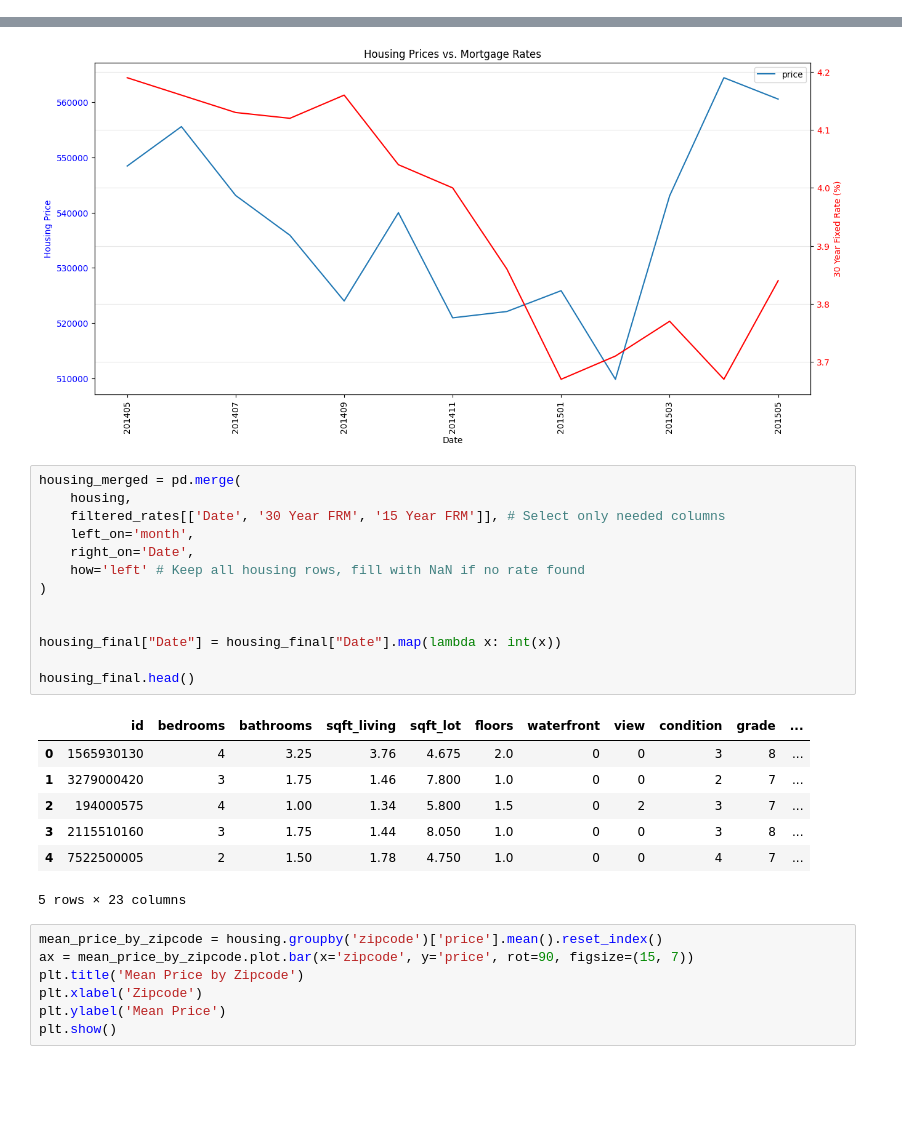
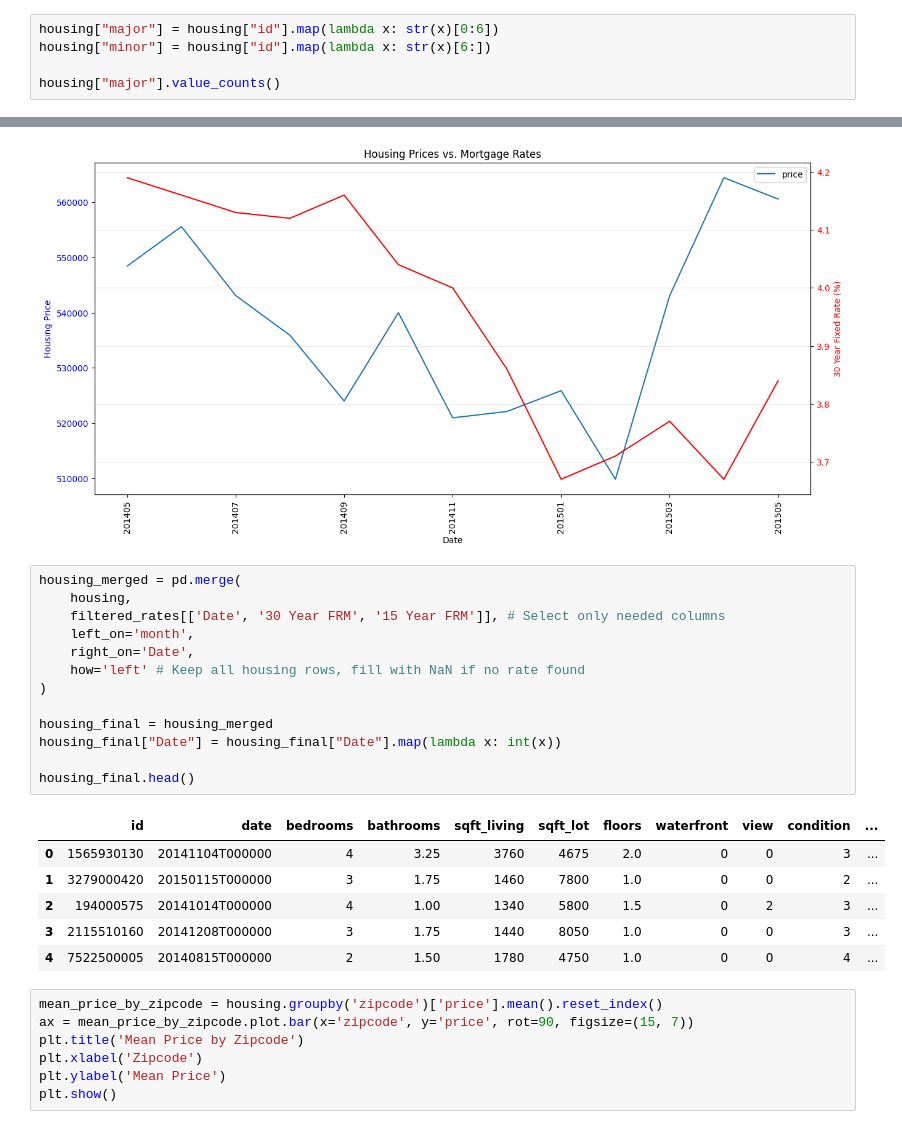
Before and after one commit to SheldonFrank/copilot-codespaces-vscode, a Jupyter notebook: notebooks/starter_housing.ipynb, the cells around one changed output, grey strips where cells are left out. Drawn from its saved outputs; the diff is of its cells as text; blank space fills up the shorter version.

```diff
--- a/notebooks/starter_housing.ipynb
+++ b/notebooks/starter_housing.ipynb
@@ -9,0 +27,5 @@ housing = pd.read_csv('https://raw.githubusercontent.com/byui-cse/cse450-course/
+# %%
+housing["major"] = housing["id"].map(lambda x: str(x)[0:6])
+housing["minor"] = housing["id"].map(lambda x: str(x)[6:])
+
+housing["major"].value_counts()
@@ -59,24 +99,23 @@ plt.show()
 # %%
 housing_merged = pd.merge(
     housing,
     filtered_rates[['Date', '30 Year FRM', '15 Year FRM']], # Select only needed columns
     left_on='month',
     right_on='Date',
     how='left' # Keep all housing rows, fill with NaN if no rate found
 )
 
-
+housing_final = housing_merged
 housing_final["Date"] = housing_final["Date"].map(lambda x: int(x))
 
 housing_final.head()
 # %% [output]
-|  | id | bedrooms | bathrooms | sqft_living | sqft_lot | floors | waterfront | view | condition | grade | ... |
-| 0 | 1565930130 | 4 | 3.25 | 3.76 | 4.675 | 2.0 | 0 | 0 | 3 | 8 | ... |
-| 1 | 3279000420 | 3 | 1.75 | 1.46 | 7.800 | 1.0 | 0 | 0 | 2 | 7 | ... |
-| 2 | 194000575 | 4 | 1.00 | 1.34 | 5.800 | 1.5 | 0 | 2 | 3 | 7 | ... |
-| 3 | 2115510160 | 3 | 1.75 | 1.44 | 8.050 | 1.0 | 0 | 0 | 3 | 8 | ... |
-| 4 | 7522500005 | 2 | 1.50 | 1.78 | 4.750 | 1.0 | 0 | 0 | 4 | 7 | ... |
+|  | id | date | bedrooms | bathrooms | sqft_living | sqft_lot | floors | waterfront | view | condition | ... |
+| 0 | 1565930130 | 20141104T000000 | 4 | 3.25 | 3760 | 4675 | 2.0 | 0 | 0 | 3 | ... |
+| 1 | 3279000420 | 20150115T000000 | 3 | 1.75 | 1460 | 7800 | 1.0 | 0 | 0 | 2 | ... |
+| 2 | 194000575 | 20141014T000000 | 4 | 1.00 | 1340 | 5800 | 1.5 | 0 | 2 | 3 | ... |
+| 3 | 2115510160 | 20141208T000000 | 3 | 1.75 | 1440 | 8050 | 1.0 | 0 | 0 | 3 | ... |
+| 4 | 7522500005 | 20140815T000000 | 2 | 1.50 | 1780 | 4750 | 1.0 | 0 | 0 | 4 | ... |
-5 rows × 23 columns
 # %%
 mean_price_by_zipcode = housing.groupby('zipcode')['price'].mean().reset_index()
 ax = mean_price_by_zipcode.plot.bar(x='zipcode', y='price', rot=90, figsize=(15, 7))
```
Also changed, not shown: parts of 13 cells of this notebook.
